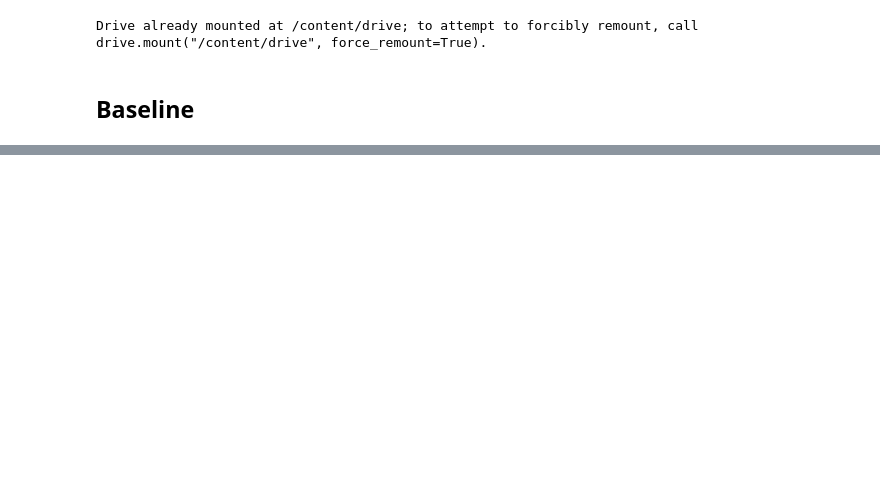
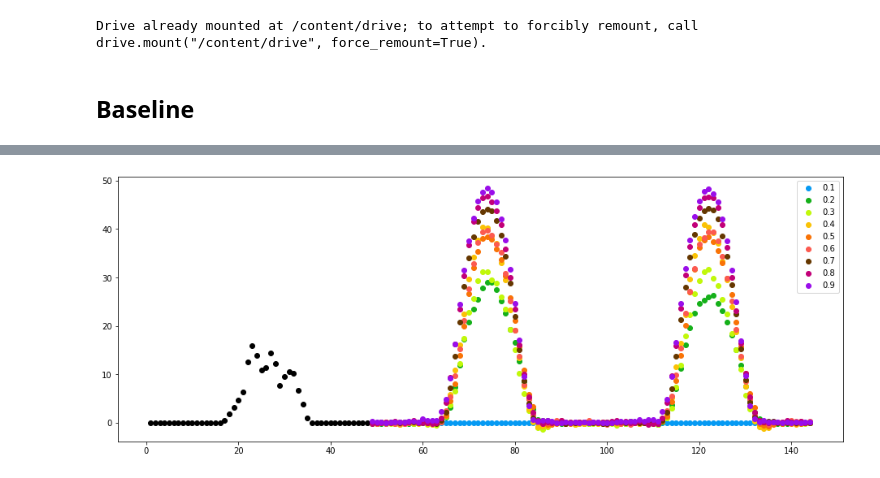
Before and after one commit to gogooma9/SolarGen, a Jupyter notebook: src/solar_gen.ipynb, the cells around one changed output, grey strips where cells are left out. Saved outputs shown, nothing was run; the diff lists cells and outputs as text; code cells hidden in the pictures; blank space fills up the shorter version.

```diff
--- a/src/solar_gen.ipynb
+++ b/src/solar_gen.ipynb
@@ -181,0 +197,12 @@ submission
+# %%
+batch_size = 128
+epochs = 200
+
+early_stopping = tf.keras.callbacks.EarlyStopping(monitor='val_loss', patience=10, mode='min')
+
+for index, model in enumerate(models):
+    print("[Q = %.1f]"%((index+1)*0.1))
+    best_model = tf.keras.callbacks.ModelCheckpoint(filepath='/content/drive/MyDrive/SolarGen/model/best_%d.h5'%((index+1)),
+                                                monitor='val_loss', verbose=1, save_best_only=True)
+    model.fit(X_train, Y_train, validation_data=(X_valid, Y_valid), epochs=epochs,
+              batch_size=batch_size, callbacks=[early_stopping, best_model])
@@ -181,0 +227,10 @@ submission
+# %%
+losses = []
+
+for index in range(9):
+    print('[best_%d.h5]'%((index+1)))
+    model = tf.keras.models.load_model('/content/drive/MyDrive/SolarGen/model/best_%d.h5'%((index+1)),
+                                    custom_objects={'pinball_loss': ploss((index+1)*0.1)})
+    losses.append(model.evaluate(X_valid, Y_valid))
+
+np.average(losses)
@@ -181,0 +257,15 @@ submission
+# %%
+import matplotlib._color_data as mcd
+
+nth_data = 0
+fig, ax = plt.subplots(figsize=(16,6))
+ax.scatter([i+1 for i in range(48)], X_test[nth_data][:,1], color='k')
+colors = ["xkcd:azure", "xkcd:green", "xkcd:chartreuse", "xkcd:goldenrod",
+          "xkcd:orange", "xkcd:coral", "xkcd:brown", "xkcd:magenta", "xkcd:violet"]
+for index in range(9):
+    model = tf.keras.models.load_model('/content/drive/MyDrive/SolarGen/model/best_%d.h5'%((index+1)),
+                                       custom_objects={'pinball_loss': ploss((index+1)*0.1)})
+    color =  colors[index]
+    ax.scatter([i+49 for i in range(96)], model.predict(np.array([X_test[nth_data]])), color=color, label="%.1f"%((index+1)*0.1))
+    ax.legend()
+# %% [output]
@@ -181,0 +277 @@ submission
+[figure, added]
```
Also changed, not shown: parts of 23 cells of this notebook.
